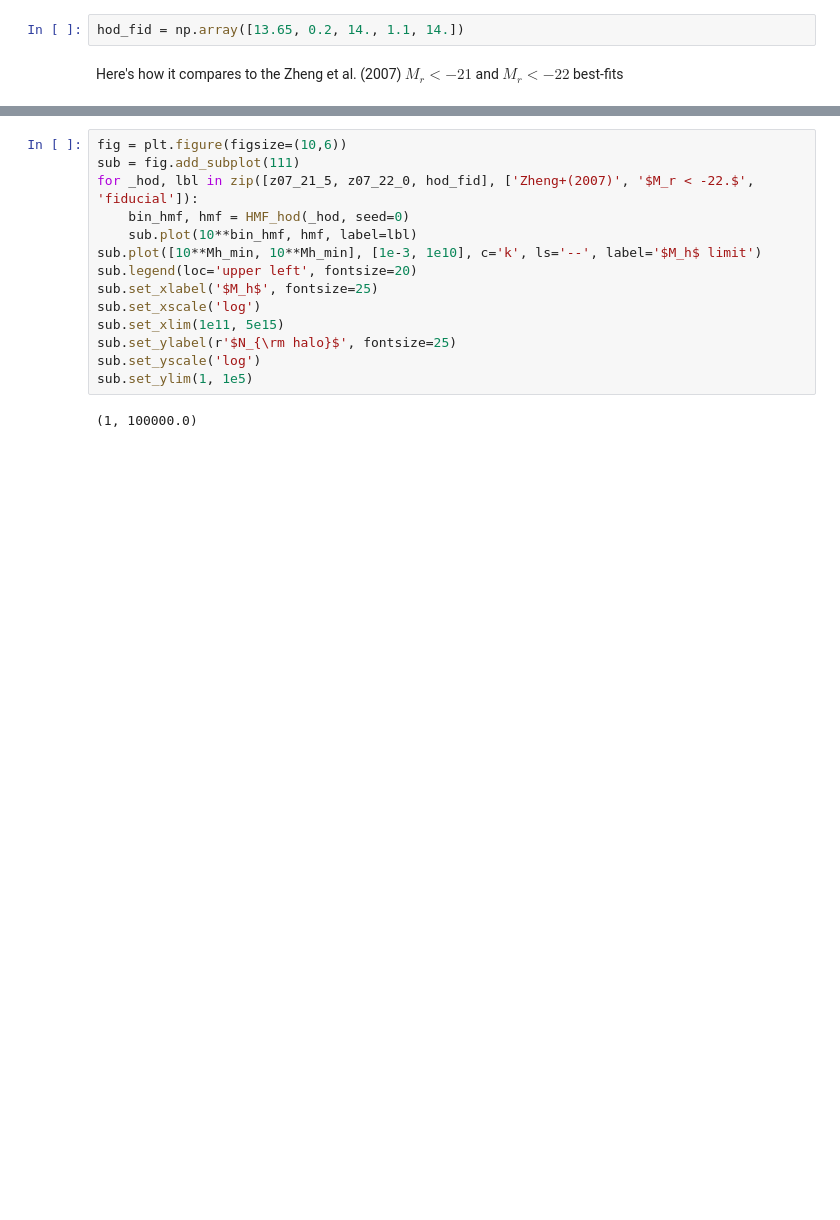
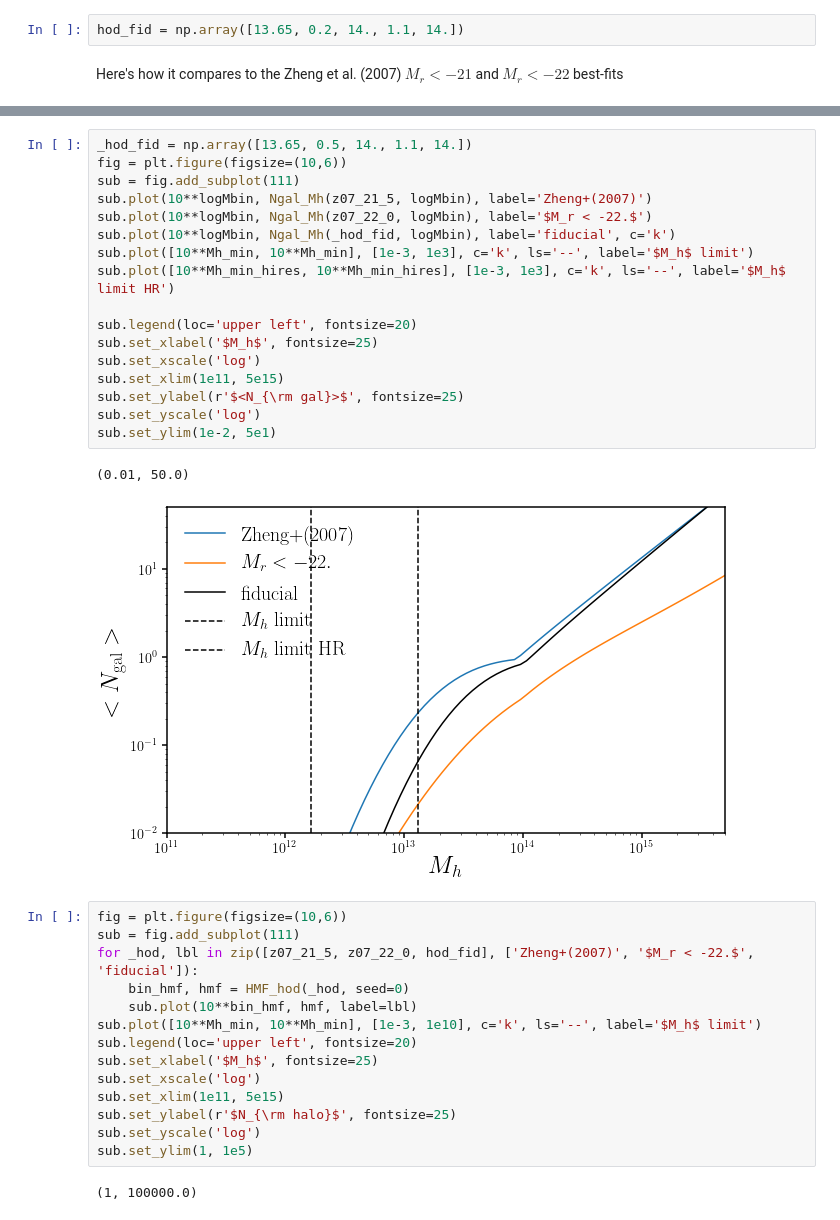
Before and after one commit to changhoonhahn/eMaNu, a Jupyter notebook: nb/hod/hod_fiducial.ipynb, the cells around one changed output, grey strips where cells are left out. Cells and saved outputs as stored; diff of their text form; blank space fills up the shorter version.

```diff
--- a/nb/hod/hod_fiducial.ipynb
+++ b/nb/hod/hod_fiducial.ipynb
@@ -260,3 +271,23 @@ sub.set_ylim(1e-2, 5e1)
+# %%
+_hod_fid = np.array([13.65, 0.5, 14., 1.1, 14.])
+fig = plt.figure(figsize=(10,6))
+sub = fig.add_subplot(111)
+sub.plot(10**logMbin, Ngal_Mh(z07_21_5, logMbin), label='Zheng+(2007)')
+sub.plot(10**logMbin, Ngal_Mh(z07_22_0, logMbin), label='$M_r < -22.$')
+sub.plot(10**logMbin, Ngal_Mh(_hod_fid, logMbin), label='fiducial', c='k')
+sub.plot([10**Mh_min, 10**Mh_min], [1e-3, 1e3], c='k', ls='--', label='$M_h$ limit')
+sub.plot([10**Mh_min_hires, 10**Mh_min_hires], [1e-3, 1e3], c='k', ls='--', label='$M_h$ limit HR')
+
+sub.legend(loc='upper left', fontsize=20)
+sub.set_xlabel('$M_h$', fontsize=25)
+sub.set_xscale('log')
+sub.set_xlim(1e11, 5e15)
+sub.set_ylabel(r'$<N_{\rm gal}>$', fontsize=25)
+sub.set_yscale('log')
+sub.set_ylim(1e-2, 5e1)
+# %% [output]
+(0.01, 50.0)
+[figure, added]
 # %%
 fig = plt.figure(figsize=(10,6))
 sub = fig.add_subplot(111)
```
Also changed, not shown: parts of 6 cells of this notebook, 1 other file.
